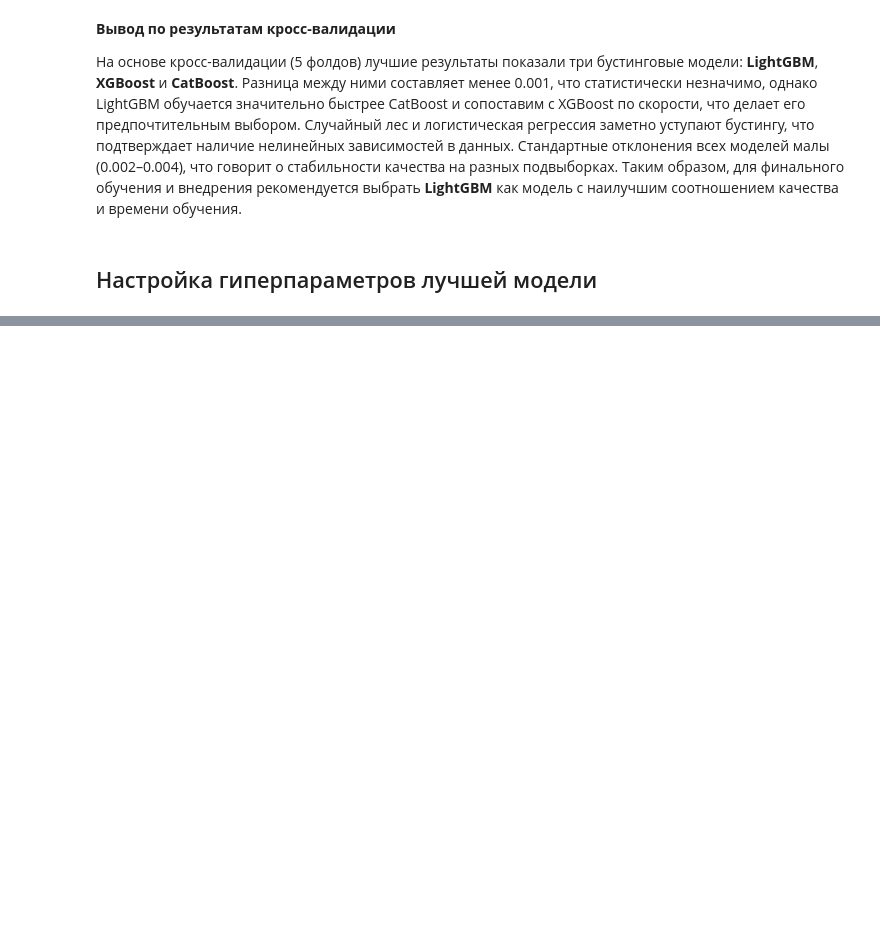
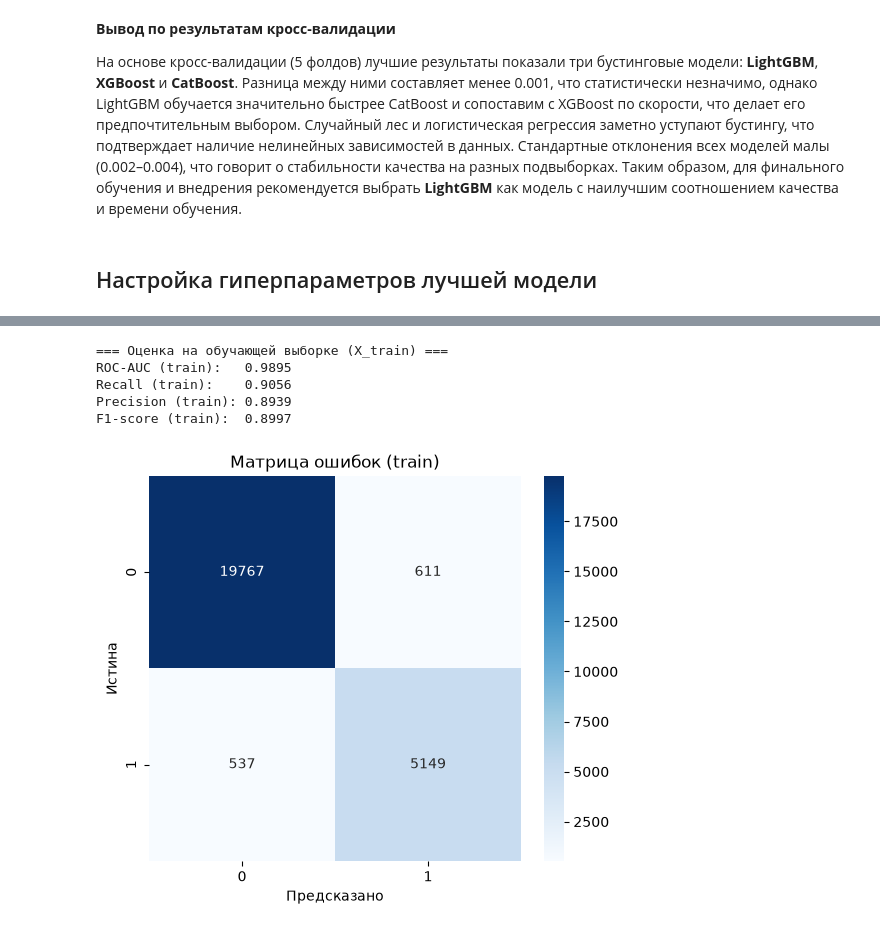
Before and after one commit to null-route-dev/credit-risk-classification, a Jupyter notebook: notebooks/04_models_training.ipynb, the cells around one changed output, grey strips where cells are left out. Saved outputs shown, nothing was run; the diff lists cells and outputs as text; code cells hidden in the pictures; blank space fills up the shorter version.

Commit message:
feat: add final training

```diff
--- a/notebooks/04_models_training.ipynb
+++ b/notebooks/04_models_training.ipynb
@@ -553,0 +567,6 @@ ROC-AUC: 0.9453
+# %%
+print("=== Финальное обучение модели ===")
+print(f"Размер обучающей выборки: {X_train.shape[0]} записей")
+
+# Обучение модели на X_train
+lgb_pipeline.fit(X_train, y_train)
@@ -553,0 +593,34 @@ ROC-AUC: 0.9453
+# %%
+print("\n=== Оценка на обучающей выборке (X_train) ===")
+
+# Предсказания вероятностей и классов на train
+y_train_proba = lgb_pipeline.predict_proba(X_train)[:, 1]
+y_train_pred = (y_train_proba >= 0.5).astype(int)
+
+# Расчёт метрик на train
+roc_auc_train = roc_auc_score(y_train, y_train_proba)
+recall_train = recall_score(y_train, y_train_pred)
+precision_train = precision_score(y_train, y_train_pred)
+f1_train = f1_score(y_train, y_train_pred)
+
+print(f"ROC-AUC (train):   {roc_auc_train:.4f}")
+print(f"Recall (train):    {recall_train:.4f}")
+print(f"Precision (train): {precision_train:.4f}")
+print(f"F1-score (train):  {f1_train:.4f}")
+# %% [output]
+=== Оценка на обучающей выборке (X_train) ===
+ROC-AUC (train):   0.9895
+Recall (train):    0.9056
+Precision (train): 0.8939
+F1-score (train):  0.8997
+# %%
+# Матрица ошибок на train
+cm_train = confusion_matrix(y_train, y_train_pred)
+plt.figure(figsize=(6, 5))
+sns.heatmap(cm_train, annot=True, fmt="d", cmap="Blues")
+plt.title("Матрица ошибок (train)")
+plt.xlabel("Предсказано")
+plt.ylabel("Истина")
+plt.show()
+# %% [output]
+[figure, added]
```
Also changed, not shown: parts of 6 cells of this notebook.
